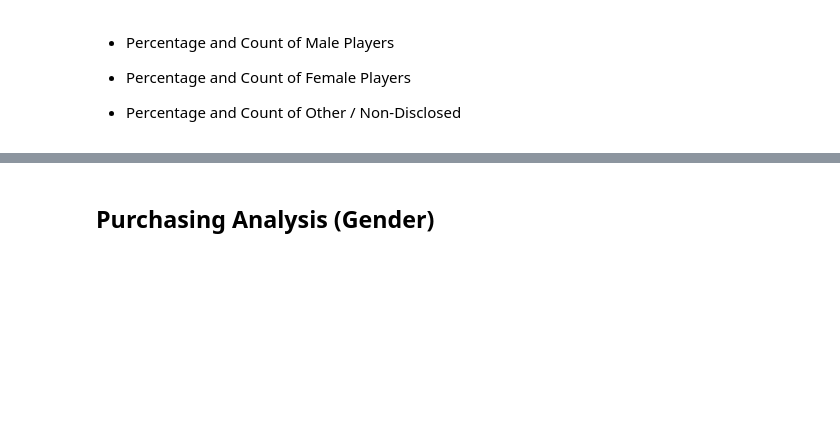
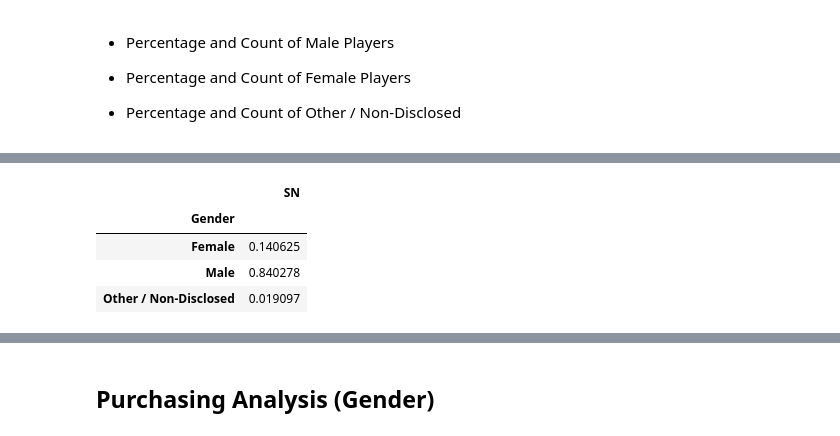
Before and after one commit to SBoyce02/pandas_challenge2, a Jupyter notebook: HeroesOfPymoli/HeroesOfPymoli_SB.ipynb, the cells around one changed output, grey strips where cells are left out. Saved outputs shown, nothing was run; the diff lists cells and outputs as text; code cells hidden in the pictures; blank space fills up the shorter version.

```diff
--- a/HeroesOfPymoli/HeroesOfPymoli_SB.ipynb
+++ b/HeroesOfPymoli/HeroesOfPymoli_SB.ipynb
@@ -86,3 +113,12 @@ purchase_analysis_df
+# %%
+Percent = gender_group/total_count
+Percent
+# %% [output]
+|  | SN |
+| Gender |  |
+| Female | 0.140625 |
+| Male | 0.840278 |
+| Other / Non-Disclosed | 0.019097 |
 # %%
 # %% [output]
 |  | Total Count | Percentage of Players |
```
Also changed, not shown: parts of 7 cells of this notebook.
